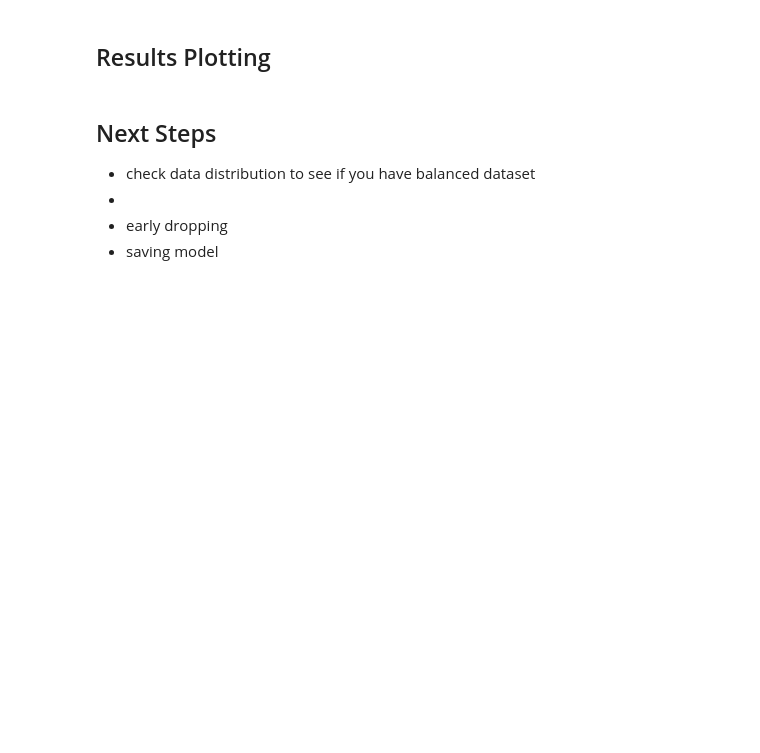
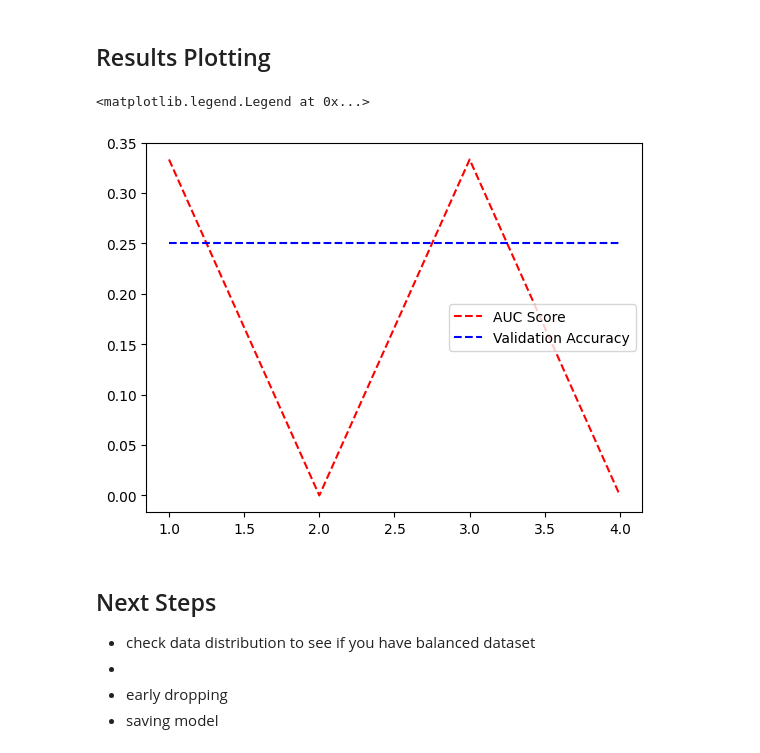
Before and after one commit to kofiarkoh/nlp_classification_with_bert_basics-, a Jupyter notebook: base_design_decions.ipynb, the cells around one changed output. Cells and saved outputs as stored; diff of their text form; code cells hidden in the pictures; blank space fills up the shorter version.

```diff
--- a/base_design_decions.ipynb
+++ b/base_design_decions.ipynb
@@ -193,5 +207,10 @@ def log_validation():
 Accuracy(output_transform= lambda x: (x[1], x[2])).attach(evaluator, "accuracy")
 ROC_AUC(output_transform=lambda x: (x[0], x[2])).attach(evaluator, "roc_auc")
 # %%
+epochs = []
+auc_scores = []
+accuracy_scores = []
+
+
 trainer.run(train_dataloader, 4)
 # %% [output]
@@ -215,8 +224,11 @@ State:
 # %%
 import matplotlib.pyplot as plt
 # %%
-#plt.plot(epochs, auc_scores, 'r--', epochs, accuracy_scores, 'b--')
-#plt.legend(['AUC Score', 'Validation Accuracy',])
+plt.plot(epochs, auc_scores, 'r--', epochs, accuracy_scores, 'b--')
+plt.legend(['AUC Score', 'Validation Accuracy',])
+# %% [output]
+<matplotlib.legend.Legend at 0x...>
+[figure, added]
 # %% [markdown]
 ## Next Steps
 
```
Also changed, not shown: parts of 2 cells of this notebook.
